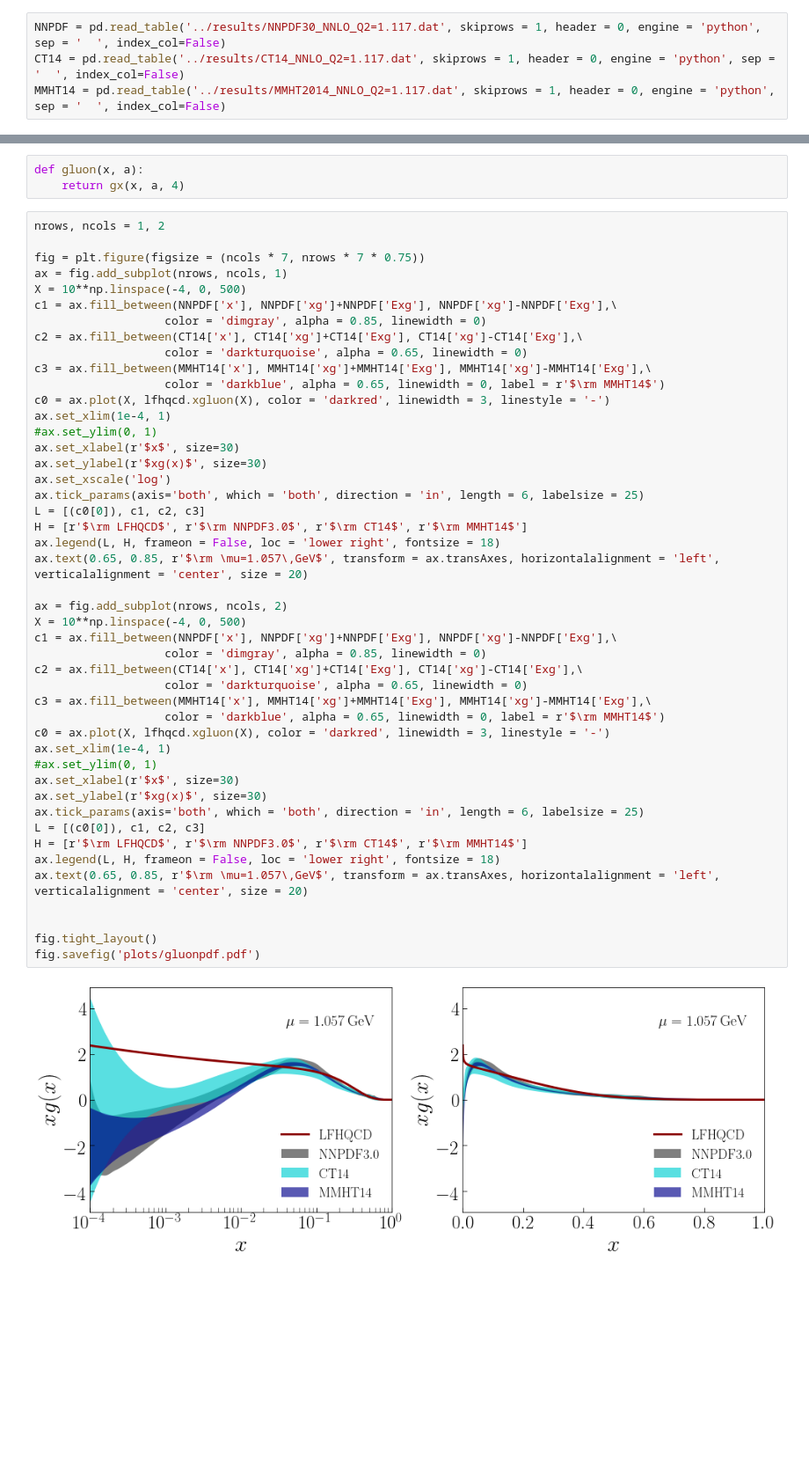
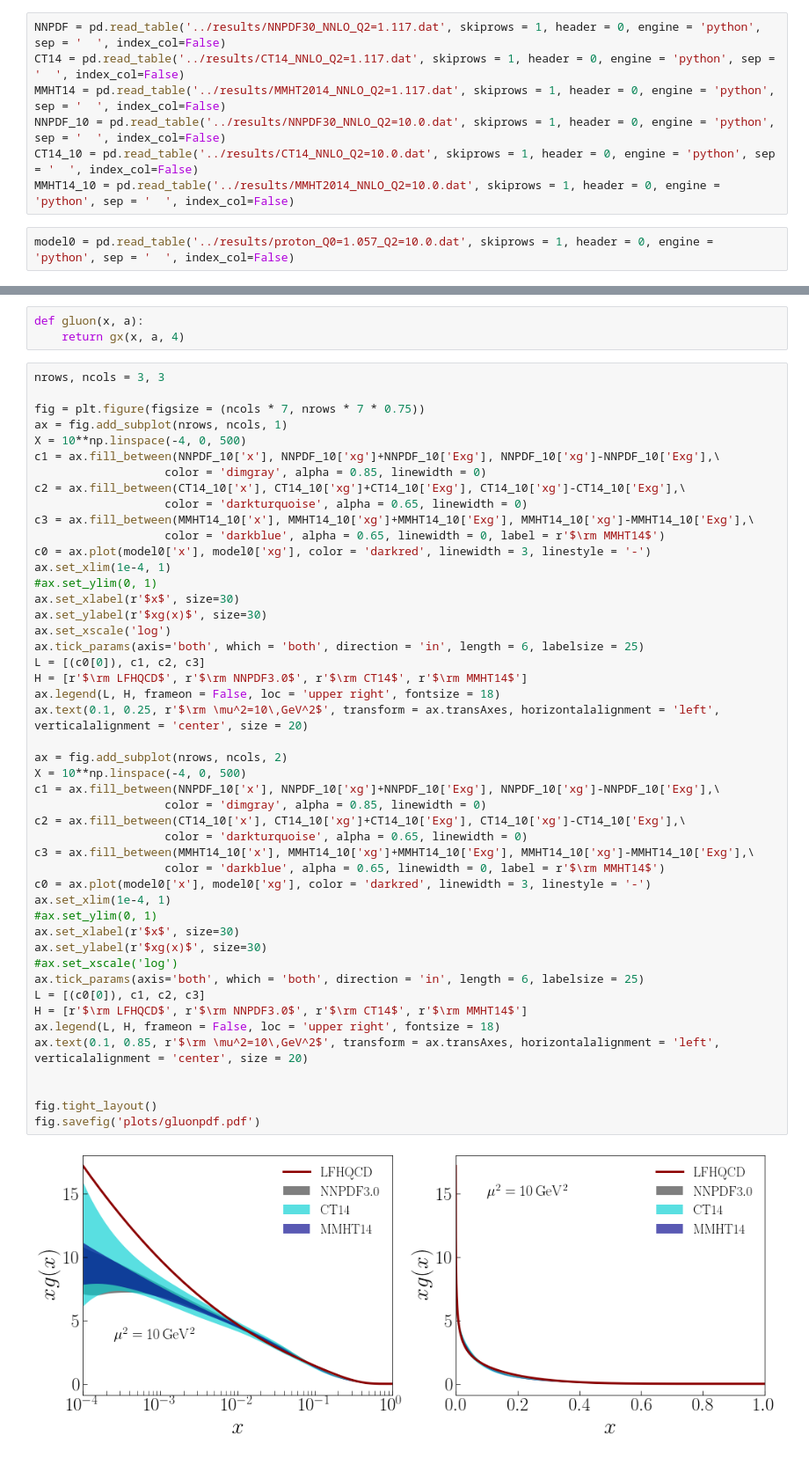
Before and after one commit to TianboLiu/LFHQCD, a Jupyter notebook: GPD-more/formfactorfit/pdf.ipynb, the cells around one changed output, grey strips where cells are left out. Shown at 88% size. Saved outputs shown, nothing was run; the diff lists cells and outputs as text; blank space fills up the shorter version.

```diff
--- a/GPD-more/formfactorfit/pdf.ipynb
+++ b/GPD-more/formfactorfit/pdf.ipynb
@@ -18,6 +18,11 @@ import scipy.integrate as integrate
 NNPDF = pd.read_table('../results/NNPDF30_NNLO_Q2=1.117.dat', skiprows = 1, header = 0, engine = 'python', sep = '  ', index_col=False)
 CT14 = pd.read_table('../results/CT14_NNLO_Q2=1.117.dat', skiprows = 1, header = 0, engine = 'python', sep = '  ', index_col=False)
 MMHT14 = pd.read_table('../results/MMHT2014_NNLO_Q2=1.117.dat', skiprows = 1, header = 0, engine = 'python', sep = '  ', index_col=False)
+NNPDF_10 = pd.read_table('../results/NNPDF30_NNLO_Q2=10.0.dat', skiprows = 1, header = 0, engine = 'python', sep = '  ', index_col=False)
+CT14_10 = pd.read_table('../results/CT14_NNLO_Q2=10.0.dat', skiprows = 1, header = 0, engine = 'python', sep = '  ', index_col=False)
+MMHT14_10 = pd.read_table('../results/MMHT2014_NNLO_Q2=10.0.dat', skiprows = 1, header = 0, engine = 'python', sep = '  ', index_col=False)
+# %%
+model0 = pd.read_table('../results/proton_Q0=1.057_Q2=10.0.dat', skiprows = 1, header = 0, engine = 'python', sep = '  ', index_col=False)
 # %% [markdown]
 # Functions
 # %%
@@ -281,50 +387,51 @@ fig.tight_layout()
 def gluon(x, a):
     return gx(x, a, 4)
 # %%
-nrows, ncols = 1, 2
+nrows, ncols = 3, 3
 
 fig = plt.figure(figsize = (ncols * 7, nrows * 7 * 0.75))
 ax = fig.add_subplot(nrows, ncols, 1)
 X = 10**np.linspace(-4, 0, 500)
-c1 = ax.fill_between(NNPDF['x'], NNPDF['xg']+NNPDF['Exg'], NNPDF['xg']-NNPDF['Exg'],\
+c1 = ax.fill_between(NNPDF_10['x'], NNPDF_10['xg']+NNPDF_10['Exg'], NNPDF_10['xg']-NNPDF_10['Exg'],\
                    color = 'dimgray', alpha = 0.85, linewidth = 0)
-c2 = ax.fill_between(CT14['x'], CT14['xg']+CT14['Exg'], CT14['xg']-CT14['Exg'],\
+c2 = ax.fill_between(CT14_10['x'], CT14_10['xg']+CT14_10['Exg'], CT14_10['xg']-CT14_10['Exg'],\
                    color = 'darkturquoise', alpha = 0.65, linewidth = 0)
-c3 = ax.fill_between(MMHT14['x'], MMHT14['xg']+MMHT14['Exg'], MMHT14['xg']-MMHT14['Exg'],\
+c3 = ax.fill_between(MMHT14_10['x'], MMHT14_10['xg']+MMHT14_10['Exg'], MMHT14_10['xg']-MMHT14_10['Exg'],\
                    color = 'darkblue', alpha = 0.65, linewidth = 0, label = r'$\rm MMHT14$')
-c0 = ax.plot(X, lfhqcd.xgluon(X), color = 'darkred', linewidth = 3, linestyle = '-')
+c0 = ax.plot(model0['x'], model0['xg'], color = 'darkred', linewidth = 3, linestyle = '-')
 ax.set_xlim(1e-4, 1)
 #ax.set_ylim(0, 1)
 ax.set_xlabel(r'$x$', size=30)
 ax.set_ylabel(r'$xg(x)$', size=30)
 ax.set_xscale('log')
 ax.tick_params(axis='both', which = 'both', direction = 'in', length = 6, labelsize = 25)
 L = [(c0[0]), c1, c2, c3]
 H = [r'$\rm LFHQCD$', r'$\rm NNPDF3.0$', r'$\rm CT14$', r'$\rm MMHT14$']
-ax.legend(L, H, frameon = False, loc = 'lower right', fontsize = 18)
-ax.text(0.65, 0.85, r'$\rm \mu=1.057\,GeV$', transform = ax.transAxes, horizontalalignment = 'left', verticalalignment = 'center', size = 20)
+ax.legend(L, H, frameon = False, loc = 'upper right', fontsize = 18)
+ax.text(0.1, 0.25, r'$\rm \mu^2=10\,GeV^2$', transform = ax.transAxes, horizontalalignment = 'left', verticalalignment = 'center', size = 20)
 
 ax = fig.add_subplot(nrows, ncols, 2)
 X = 10**np.linspace(-4, 0, 500)
-c1 = ax.fill_between(NNPDF['x'], NNPDF['xg']+NNPDF['Exg'], NNPDF['xg']-NNPDF['Exg'],\
+c1 = ax.fill_between(NNPDF_10['x'], NNPDF_10['xg']+NNPDF_10['Exg'], NNPDF_10['xg']-NNPDF_10['Exg'],\
                    color = 'dimgray', alpha = 0.85, linewidth = 0)
-c2 = ax.fill_between(CT14['x'], CT14['xg']+CT14['Exg'], CT14['xg']-CT14['Exg'],\
+c2 = ax.fill_between(CT14_10['x'], CT14_10['xg']+CT14_10['Exg'], CT14_10['xg']-CT14_10['Exg'],\
                    color = 'darkturquoise', alpha = 0.65, linewidth = 0)
-c3 = ax.fill_between(MMHT14['x'], MMHT14['xg']+MMHT14['Exg'], MMHT14['xg']-MMHT14['Exg'],\
+c3 = ax.fill_between(MMHT14_10['x'], MMHT14_10['xg']+MMHT14_10['Exg'], MMHT14_10['xg']-MMHT14_10['Exg'],\
                    color = 'darkblue', alpha = 0.65, linewidth = 0, label = r'$\rm MMHT14$')
-c0 = ax.plot(X, lfhqcd.xgluon(X), color = 'darkred', linewidth = 3, linestyle = '-')
+c0 = ax.plot(model0['x'], model0['xg'], color = 'darkred', linewidth = 3, linestyle = '-')
 ax.set_xlim(1e-4, 1)
 #ax.set_ylim(0, 1)
 ax.set_xlabel(r'$x$', size=30)
 ax.set_ylabel(r'$xg(x)$', size=30)
+#ax.set_xscale('log')
 ax.tick_params(axis='both', which = 'both', direction = 'in', length = 6, labelsize = 25)
 L = [(c0[0]), c1, c2, c3]
 H = [r'$\rm LFHQCD$', r'$\rm NNPDF3.0$', r'$\rm CT14$', r'$\rm MMHT14$']
-ax.legend(L, H, frameon = False, loc = 'lower right', fontsize = 18)
-ax.text(0.65, 0.85, r'$\rm \mu=1.057\,GeV$', transform = ax.transAxes, horizontalalignment = 'left', verticalalignment = 'center', size = 20)
+ax.legend(L, H, frameon = False, loc = 'upper right', fontsize = 18)
+ax.text(0.1, 0.85, r'$\rm \mu^2=10\,GeV^2$', transform = ax.transAxes, horizontalalignment = 'left', verticalalignment = 'center', size = 20)
 
 
 fig.tight_layout()
 fig.savefig('plots/gluonpdf.pdf')
 # %% [output]
-[figure, old version]
+[figure, new version]
```
Also changed, not shown: parts of 10 cells of this notebook.
